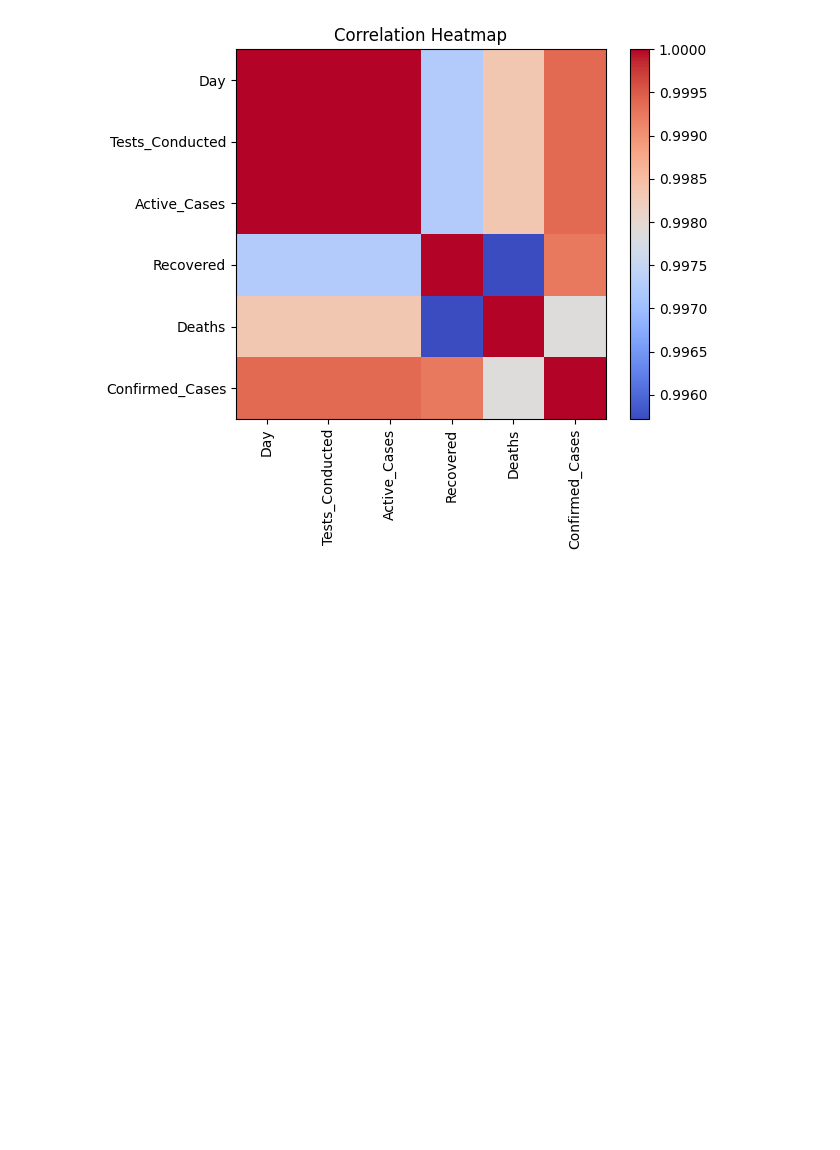
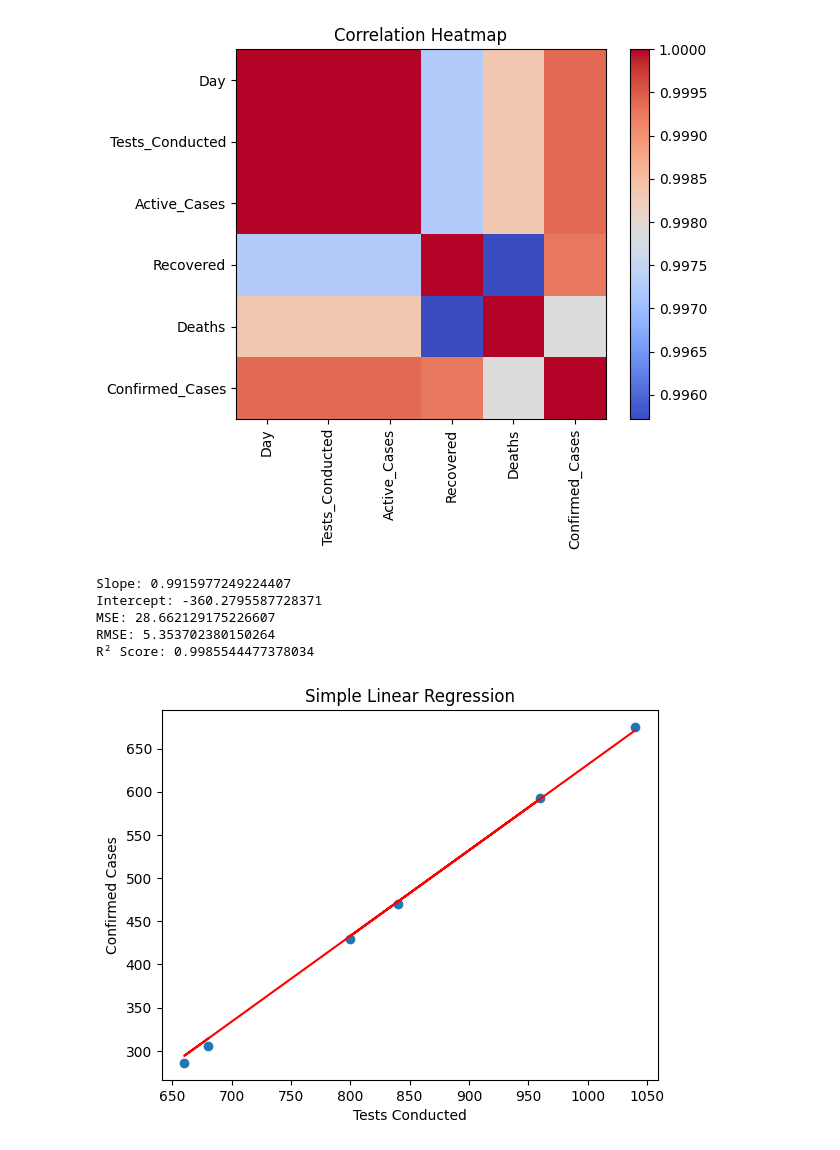
Before and after one commit to Aditi0831/linear-regression-lab-assignment-by-aditi-pandey-and-ruqqiya-noor, a Jupyter notebook: LinearRegression_Part1_Aditi.ipynb, the cells around one changed output. Saved outputs shown, nothing was run; the diff lists cells and outputs as text; code cells hidden in the pictures; blank space fills up the shorter version.

```diff
--- a/LinearRegression_Part1_Aditi.ipynb
+++ b/LinearRegression_Part1_Aditi.ipynb
@@ -94,3 +94,25 @@ slr = LinearRegression()
 slr.fit(X_train, y_train)
 
 y_pred = slr.predict(X_test)
+# %%
+print("Slope:", slr.coef_[0])
+print("Intercept:", slr.intercept_)
+
+print("MSE:", mean_squared_error(y_test, y_pred))
+print("RMSE:", np.sqrt(mean_squared_error(y_test, y_pred)))
+print("R² Score:", r2_score(y_test, y_pred))
+# %% [output]
+Slope: 0.9915977249224407
+Intercept: -360.2795587728371
+MSE: 28.662129175226607
+RMSE: 5.353702380150264
+R² Score: 0.9985544477378034
+# %%
+plt.scatter(X_test, y_test)
+plt.plot(X_test, y_pred, color='red')
+plt.xlabel("Tests Conducted")
+plt.ylabel("Confirmed Cases")
+plt.title("Simple Linear Regression")
+plt.show()
+# %% [output]
+[figure, added]
```
